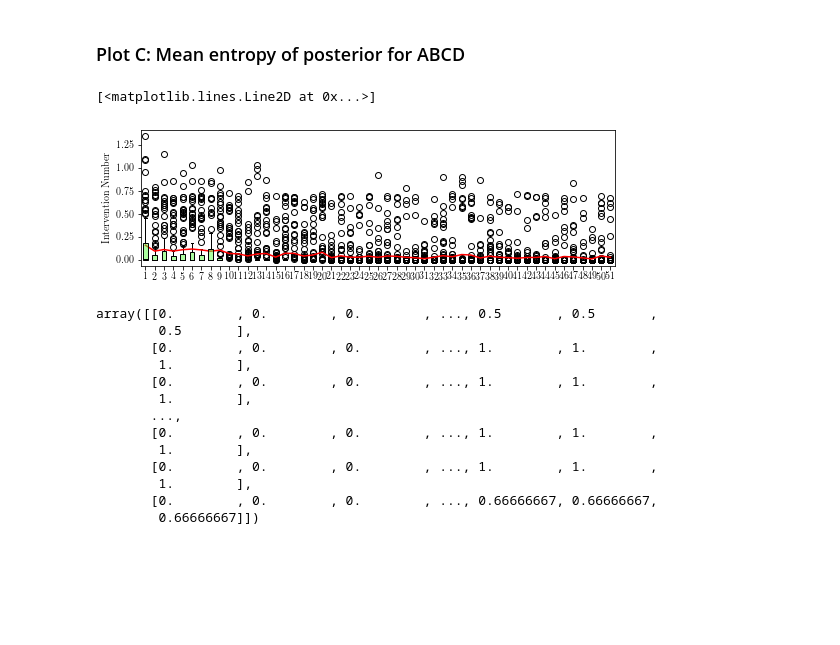
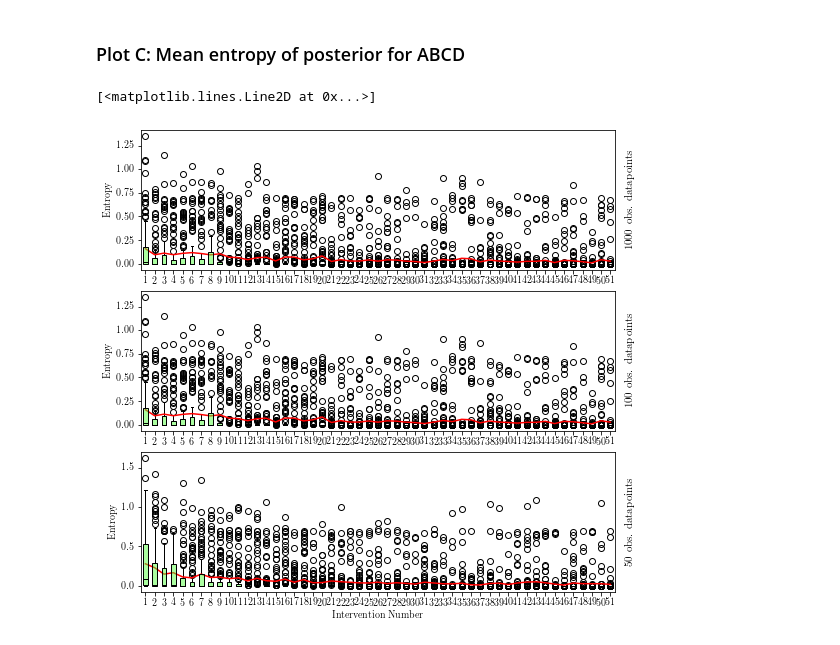
Before and after one commit to juangamella/aicp, a Jupyter notebook: plots_abcd.ipynb, the cells around one changed output. Cells and saved outputs as stored; diff of their text form; code cells hidden in the pictures; blank space fills up the shorter version.

```diff
--- a/plots_abcd.ipynb
+++ b/plots_abcd.ipynb
@@ -260,32 +264,36 @@ ax.legend(prop=fontP, ncol=5, bbox_to_anchor=(0.25, -.15))
 # %% [markdown]
 ### Plot C: Mean entropy of posterior for ABCD
-# %%
-gs = gridspec.GridSpec(1, 1, wspace=0.10, hspace=0.15)
-plt.figure(figsize=(8.5,2.5))
-
-plt.subplot(gs[0])
-ax = plt.gca()
-plot_trajectories_dist(Entropies_abcd_100, ax, color=colorsa[2])
-mean = Entropies_abcd_100.mean(axis=0)
-plt.ylabel("Entropy")
-plt.ylabel("Intervention Number")
-ax.plot(np.arange(1,52), mean, color="red")
-# %% [output]
-[<matplotlib.lines.Line2D at 0x...>]
-[figure, removed]
-# %%
-Trajectories_aicp_50["random"]
-# %% [output]
-array([[0.        , 0.        , 0.        , ..., 0.5       , 0.5       ,
-        0.5       ],
-       [0.        , 0.        , 0.        , ..., 1.        , 1.        ,
-        1.        ],
-       [0.        , 0.        , 0.        , ..., 1.        , 1.        ,
-        1.        ],
-       ...,
-       [0.        , 0.        , 0.        , ..., 1.        , 1.        ,
-        1.        ],
-       [0.        , 0.        , 0.        , ..., 1.        , 1.        ,
-        1.        ],
-       [0.        , 0.        , 0.        , ..., 0.66666667, 0.66666667,
-        0.66666667]])
+# %%
+gs = gridspec.GridSpec(3, 1, wspace=0.10, hspace=0.15)
+plt.figure(figsize=(8.5,8.5))
+
+# For 1000 initial samples
+plt.subplot(gs[0])
+ax = plt.gca()
+plot_trajectories_dist(Entropies_abcd_100, ax, color=colorsa[2])
+mean = Entropies_abcd_100.mean(axis=0)
+plt.ylabel("Entropy")
+ax.text(1.02,0.5,"1000 obs. datapoints", transform=ax.transAxes, fontsize=11, va="center", rotation=90)
+ax.plot(np.arange(1,52), mean, color="red")
+
+# For 100 initial samples
+plt.subplot(gs[1])
+ax = plt.gca()
+plot_trajectories_dist(Entropies_abcd_100, ax, color=colorsa[2])
+mean = Entropies_abcd_100.mean(axis=0)
+plt.ylabel("Entropy")
+ax.text(1.02,0.5,"100 obs. datapoints", transform=ax.transAxes, fontsize=11, va="center", rotation=90)
+ax.plot(np.arange(1,52), mean, color="red")
+
+# For 50 initial samples
+plt.subplot(gs[2])
+ax = plt.gca()
+plot_trajectories_dist(Entropies_abcd_50, ax, color=colorsa[2])
+mean = Entropies_abcd_50.mean(axis=0)
+plt.ylabel("Entropy")
+ax.text(1.02,0.5,"50 obs. datapoints", transform=ax.transAxes, fontsize=11, va="center", rotation=90)
+plt.xlabel("Intervention Number")
+ax.plot(np.arange(1,52), mean, color="red")
+# %% [output]
+[<matplotlib.lines.Line2D at 0x...>]
+[figure, added]
```
Also changed, not shown: parts of 3 cells of this notebook, 1 other file.
